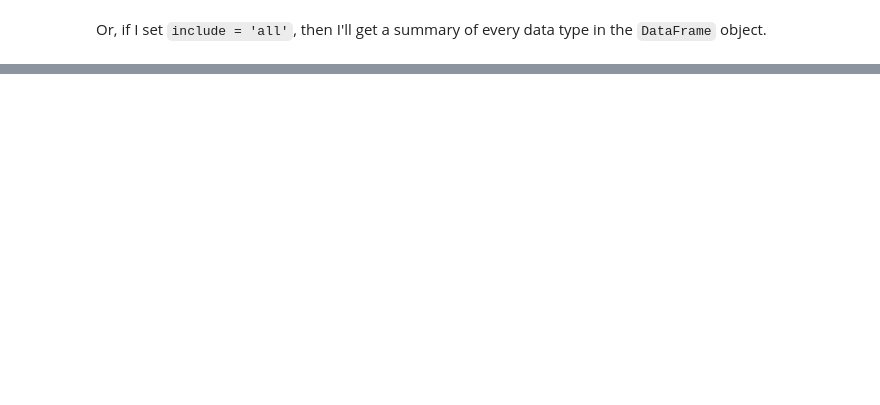
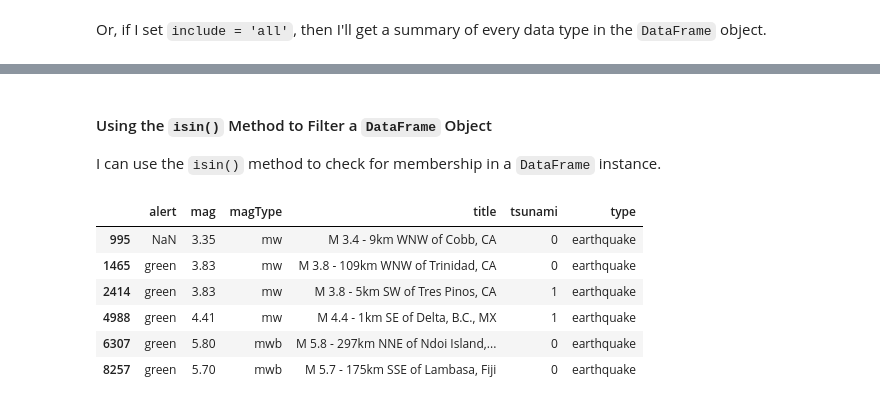
Before and after one commit to hestrang1993/Hands-On-Data-Analysis-with-Pandas-2nd-edition, a Jupyter notebook: ch_02/my_ch_02_work.ipynb, the cells around one changed output, grey strips where cells are left out. Cells and saved outputs as stored; diff of their text form; code cells hidden in the pictures; blank space fills up the shorter version.

```diff
--- a/ch_02/my_ch_02_work.ipynb
+++ b/ch_02/my_ch_02_work.ipynb
@@ -293,0 +645,16 @@ df_csv.describe(include = data_type)
+# %%
+location_to_check = 'Alaska'
+"""
+str: A location I want to see whether they've had earthquakes or not.
+"""
+# Filtering for all earthquakes occurring in Alaska.
+# Use the notnull() method to return instances of earthquakes that triggered alerts.
+columns_dictionary = [
+    'alert',
+    'mag',
+    'magType',
+    'title',
+    'tsunami',
+    'type'
+]
+df_csv.loc[(df_csv.place.str.contains(location_to_check)) & (df_csv.alert.notnull()), columns_dictionary]
@@ -293,0 +707,20 @@ df_csv.describe(include = data_type)
+# %% [markdown]
+#### Using the ``isin()`` Method to Filter a ``DataFrame`` Object
+
+I can use the ``isin()`` method to check for membership in a ``DataFrame`` instance.
+# %%
+isin_dict = ['mw', 'mwb']
+"""
+list(str, str): The items to use as a filter for a column.
+
+I'll use this dictionary to return rows with either a `mw` element or a `mwb` element in the `magType` column.
+"""
+df_csv.loc[df_csv.magType.isin(isin_dict), columns_dictionary]
+# %% [output]
+|  | alert | mag | magType | title | tsunami | type |
+| 995 | NaN | 3.35 | mw | M 3.4 - 9km WNW of Cobb, CA | 0 | earthquake |
+| 1465 | green | 3.83 | mw | M 3.8 - 109km WNW of Trinidad, CA | 0 | earthquake |
+| 2414 | green | 3.83 | mw | M 3.8 - 5km SW of Tres Pinos, CA | 1 | earthquake |
+| 4988 | green | 4.41 | mw | M 4.4 - 1km SE of Delta, B.C., MX | 1 | earthquake |
+| 6307 | green | 5.80 | mwb | M 5.8 - 297km NNE of Ndoi Island,... | 0 | earthquake |
+| 8257 | green | 5.70 | mwb | M 5.7 - 175km SSE of Lambasa, Fiji | 0 | earthquake |
```
Also changed, not shown: parts of 51 cells of this notebook, 10 other files.
